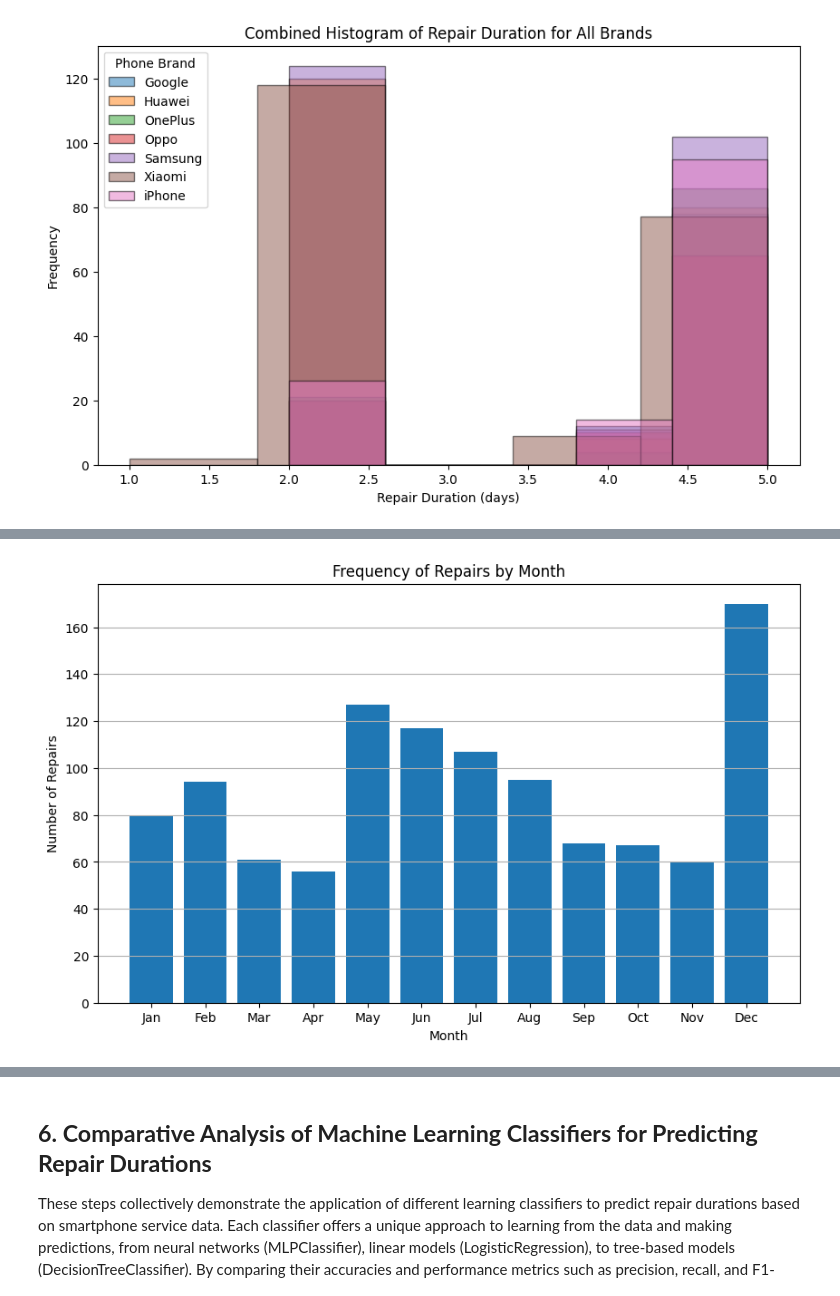
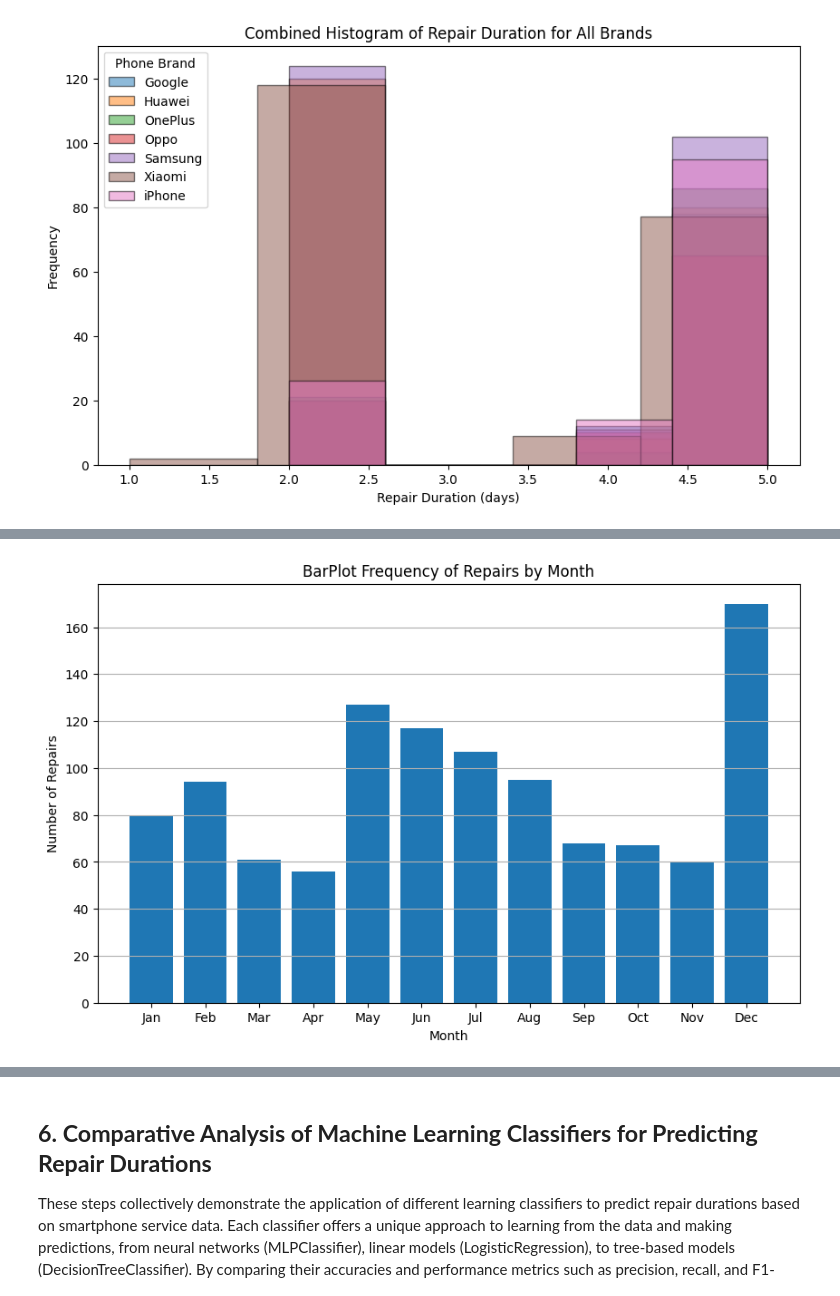
Before and after one commit to nikolamurgo/phone-repair-estimation, a Jupyter notebook: phone-repair-estimation.ipynb, the cells around one changed output, grey strips where cells are left out. Drawn from its saved outputs; the diff is of its cells as text; code cells hidden in the pictures.

```diff
--- a/phone-repair-estimation.ipynb
+++ b/phone-repair-estimation.ipynb
@@ -78,7 +77,6 @@ df['Date Received'] = pd.to_datetime(df['Date Received'])
 
 # Extract additional features from 'Date Received'
 df['Month Received'] = df['Date Received'].dt.month
-df['Day of Week Received'] = df['Date Received'].dt.dayofweek
 df.head()
 # %% [output]
 |  | Date Received | Date Ready | Phone Brand_Google | Phone Brand_Huawei | Phone Brand_OnePlus | ... |
@@ -184,19 +200,19 @@ plt.show()
 # %%
 import matplotlib.pyplot as plt
 
 repairs_per_month = df['Month Received'].value_counts().sort_index()
 
 #  bar plot
 plt.figure(figsize=(10, 6))
 plt.bar(repairs_per_month.index, repairs_per_month.values)
-plt.title('Frequency of Repairs by Month')
+plt.title('BarPlot Frequency of Repairs by Month')
 plt.xlabel('Month')
 plt.ylabel('Number of Repairs')
 plt.xticks(ticks=range(1, 13), labels=['Jan', 'Feb', 'Mar', 'Apr', 'May', 'Jun', 'Jul', 'Aug', 'Sep', 'Oct', 'Nov', 'Dec'])
 plt.grid(axis='y')
 
 plt.show()
 # %% [output]
-[figure, old version]
+[figure, new version]
 # %% [markdown]
 ## **5. Model Training and Evaluation Setup**
```
Also changed, not shown: parts of 25 cells of this notebook.
